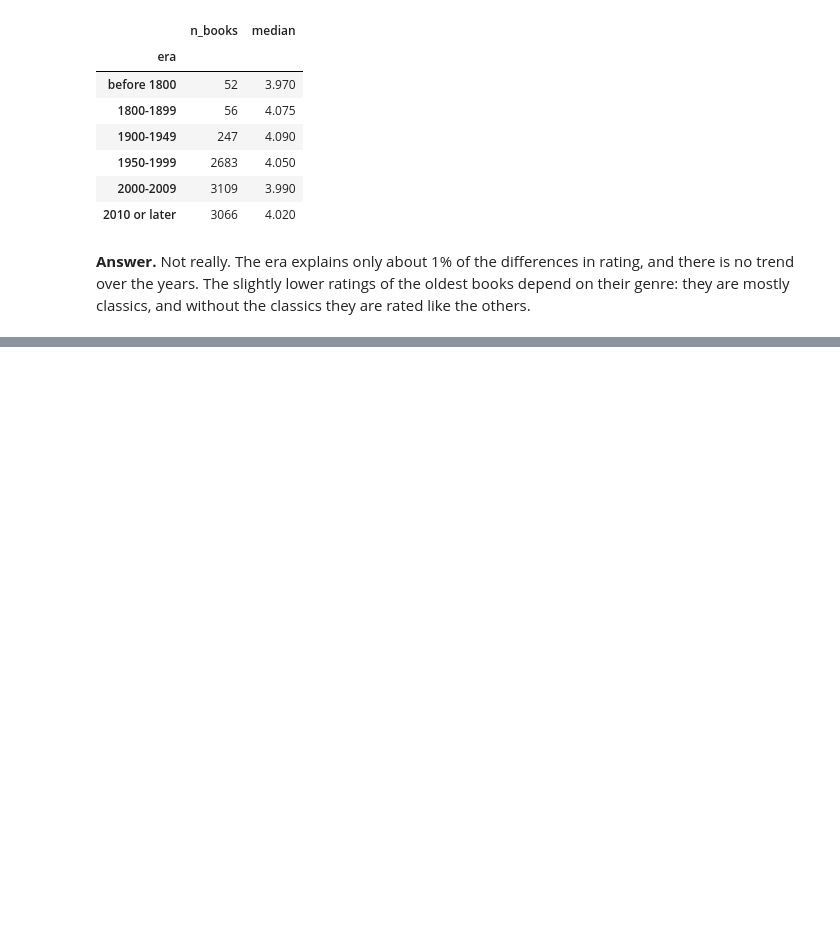
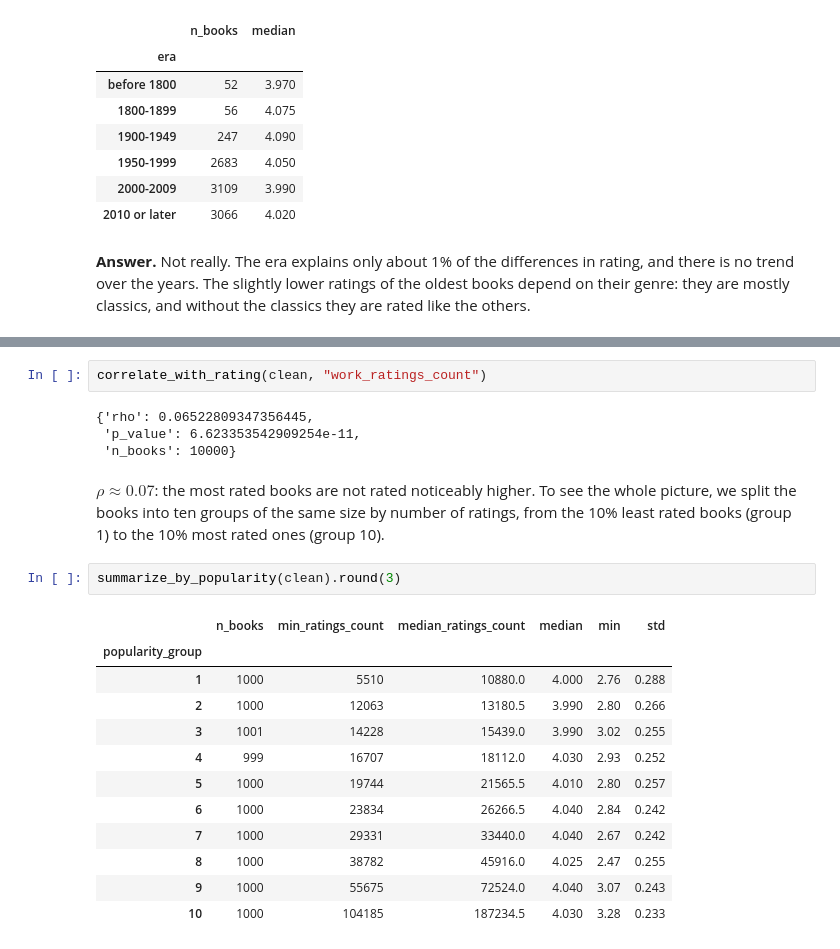
Before and after one commit to mbeyzademirkubuz/book-ratings-insights, a Jupyter notebook: notebooks/walkthrough.ipynb, the cells around one changed output, grey strips where cells are left out. Cells and saved outputs as stored; diff of their text form; blank space fills up the shorter version.

```diff
--- a/notebooks/walkthrough.ipynb
+++ b/notebooks/walkthrough.ipynb
@@ -423,0 +436,26 @@ are rated like the others.
+# %%
+correlate_with_rating(clean, "work_ratings_count")
+# %% [output]
+{'rho': 0.06522809347356445,
+ 'p_value': 6.623353542909254e-11,
+ 'n_books': 10000}
+# %% [markdown]
+$\rho \approx 0.07$: the most rated books are not rated noticeably higher. To see
+the whole picture, we split the books into ten groups of the same size by number of
+ratings, from the 10% least rated books (group 1) to the 10% most rated ones
+(group 10).
+# %%
+summarize_by_popularity(clean).round(3)
+# %% [output]
+|  | n_books | min_ratings_count | median_ratings_count | median | min | std |
+| popularity_group |  |  |  |  |  |  |
+| 1 | 1000 | 5510 | 10880.0 | 4.000 | 2.76 | 0.288 |
+| 2 | 1000 | 12063 | 13180.5 | 3.990 | 2.80 | 0.266 |
+| 3 | 1001 | 14228 | 15439.0 | 3.990 | 3.02 | 0.255 |
+| 4 | 999 | 16707 | 18112.0 | 4.030 | 2.93 | 0.252 |
+| 5 | 1000 | 19744 | 21565.5 | 4.010 | 2.80 | 0.257 |
+| 6 | 1000 | 23834 | 26266.5 | 4.040 | 2.84 | 0.242 |
+| 7 | 1000 | 29331 | 33440.0 | 4.040 | 2.67 | 0.242 |
+| 8 | 1000 | 38782 | 45916.0 | 4.025 | 2.47 | 0.255 |
+| 9 | 1000 | 55675 | 72524.0 | 4.040 | 3.07 | 0.243 |
+| 10 | 1000 | 104185 | 187234.5 | 4.030 | 3.28 | 0.233 |
```
Also changed, not shown: parts of 8 cells of this notebook, 2 other files.
